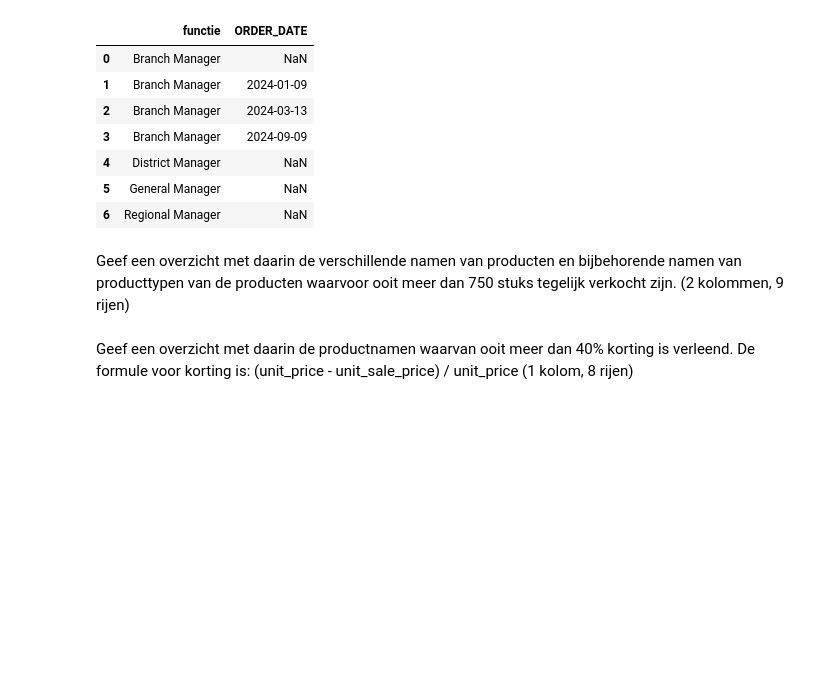
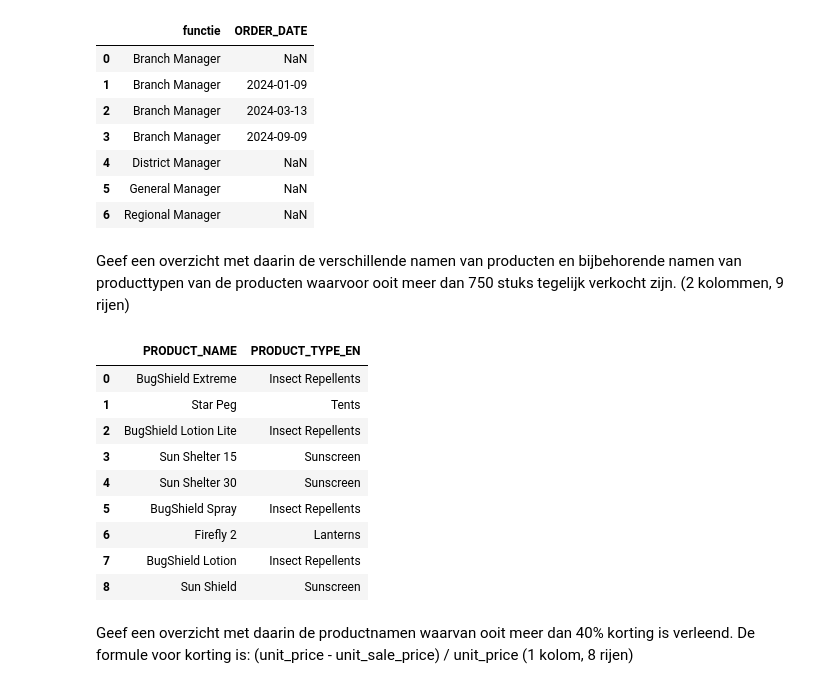
Before and after one commit to alex24106429/DEAI-Portfolio, a Jupyter notebook: week_1/werkcollege_2/Opdrachten_w1_wc2.ipynb, the cells around one changed output. Drawn from its saved outputs; the diff is of its cells as text; code cells hidden in the pictures; blank space fills up the shorter version.

Commit message:
een overzicht met daarin de verschillende namen van producten en bijbehorende namen van producttypen van de producten waarvoor ooit meer dan 750 stuks tegelijk verkocht zijn

```diff
--- a/week_1/werkcollege_2/Opdrachten_w1_wc2.ipynb
+++ b/week_1/werkcollege_2/Opdrachten_w1_wc2.ipynb
@@ -298,6 +298,19 @@ pd.read_sql_query("SELECT DISTINCT(s.position_en) AS functie, o.order_date FROM
 | 6 | Regional Manager | NaN |
 # %% [markdown]
 Geef een overzicht met daarin de verschillende namen van producten en bijbehorende namen van producttypen van de producten waarvoor ooit meer dan 750 stuks tegelijk verkocht zijn. (2 kolommen, 9 rijen)
+# %%
+pd.read_sql_query("SELECT DISTINCT(PRODUCT_NAME), product_type.PRODUCT_TYPE_EN FROM product JOIN product_type ON product.PRODUCT_TYPE_CODE = product_type.PRODUCT_TYPE_CODE JOIN order_details ON product.product_number = order_details.product_number WHERE order_details.QUANTITY > 750;", connection)
+# %% [output]
+|  | PRODUCT_NAME | PRODUCT_TYPE_EN |
+| 0 | BugShield Extreme | Insect Repellents |
+| 1 | Star Peg | Tents |
+| 2 | BugShield Lotion Lite | Insect Repellents |
+| 3 | Sun Shelter 15 | Sunscreen |
+| 4 | Sun Shelter 30 | Sunscreen |
+| 5 | BugShield Spray | Insect Repellents |
+| 6 | Firefly 2 | Lanterns |
+| 7 | BugShield Lotion | Insect Repellents |
+| 8 | Sun Shield | Sunscreen |
 # %% [markdown]
 Geef een overzicht met daarin de productnamen waarvan ooit meer dan 40% korting is verleend. De formule voor korting is: (unit_price - unit_sale_price) / unit_price (1 kolom, 8 rijen)
 # %% [markdown]
```
